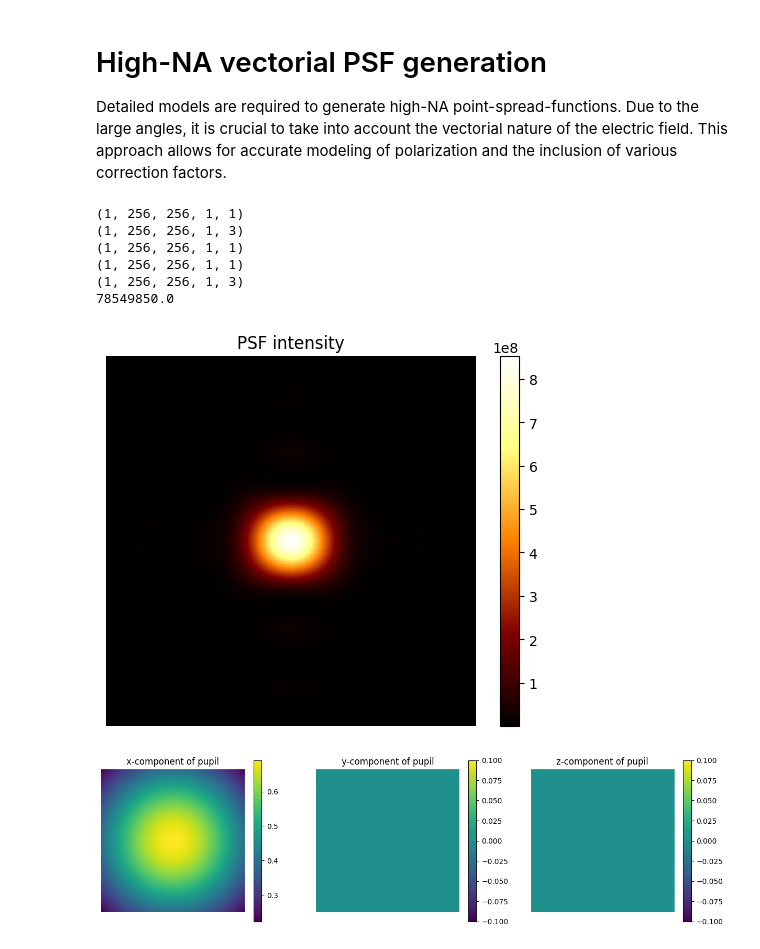
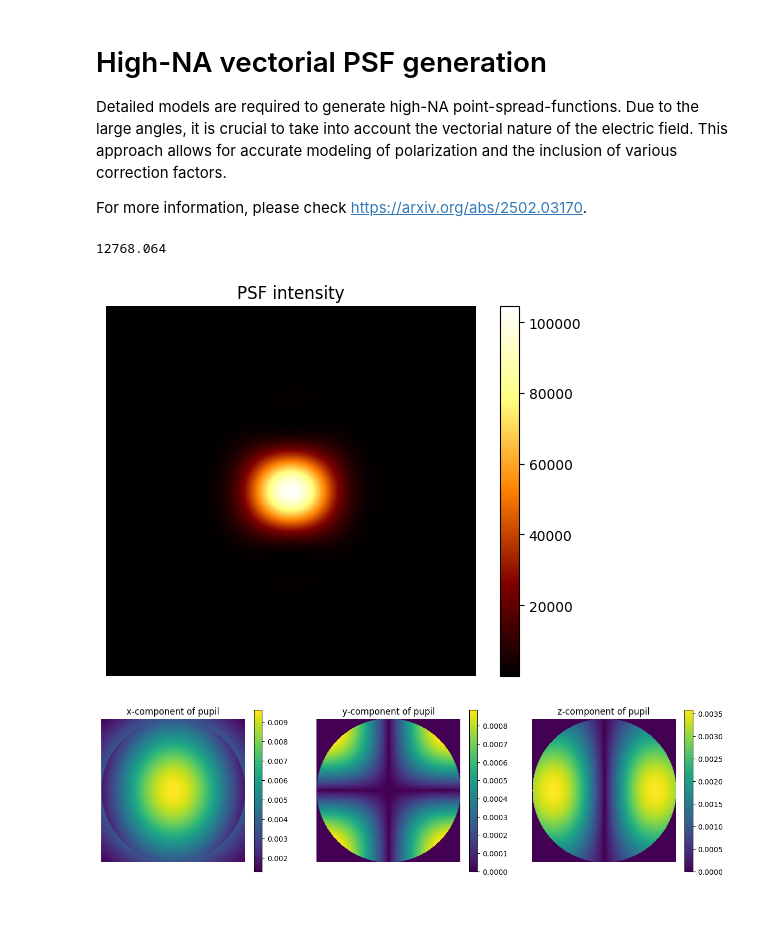
Before and after one commit to chromatix-team/chromatix, a Jupyter notebook: docs/examples/highNA_PSF.ipynb, the cells around one changed output. Drawn from its saved outputs; the diff is of its cells as text; code cells hidden in the pictures; blank space fills up the shorter version.

Commit message:
Implement field in physical units, refactor

```diff
--- a/docs/examples/highNA_PSF.ipynb
+++ b/docs/examples/highNA_PSF.ipynb
@@ -2,6 +2,8 @@
 # High-NA vectorial PSF generation
 
 Detailed models are required to generate high-NA point-spread-functions. Due to the large angles, it is crucial to take into account the vectorial nature of the electric field. This approach allows for accurate modeling of polarization and the inclusion of various correction factors.
+
+For more information, please check https://arxiv.org/abs/2502.03170.
 # %%
 from typing import Optional, Tuple
 
@@ -31,59 +32,62 @@ wavelength: float = 0.532
 wavelength_ratio: float = 1.0
 pad: int = 0
 taper_width: Optional[float] = 0
 
 field_pup = gaussian_source(
     pupil_shape,
     wavelength,
     wavelength_ratio,
     0,
     f,
     n,
     NA,
     power=1,
     amplitude=np.array([0.0, 0.0, 1.0]),
     offset=np.array([0.0, 0.0]),
     scalar=False,
     envelope_waist=1,
 )
-field_pup2 = apply_highNA_basis_change(field_pup, n, NA)
-field = high_na_lens(field_pup2, NA, camera_shape, camera_pixel_pitch, wavelength)
+field, spherical_u = high_na_lens(
+    field_pup,
+    f,
+    n,
+    NA,
+    camera_shape,
+    camera_pixel_pitch,
+    wavelength,
+    return_spherical_u=True,
+)
 
 psf_truth = (np.abs(field.u) ** 2).sum(axis=-1)
 
 print(psf_truth.squeeze()[100, 100])
 
 plt.figure()
 plt.imshow(psf_truth.squeeze(), cmap="afmhot")
 plt.colorbar()
 plt.title("PSF intensity")
 plt.axis("off")
 plt.show()
 # %% [output]
-(1, 256, 256, 1, 1)
-(1, 256, 256, 1, 3)
-(1, 256, 256, 1, 1)
-(1, 256, 256, 1, 1)
-(1, 256, 256, 1, 3)
-78549850.0
+12768.064
-[figure, old version]
+[figure, new version]
 # %%
 plt.figure(figsize=(15, 4))
 plt.subplot(1, 3, 1)
-plt.imshow(np.abs(field_pup.u).squeeze()[:, :, 2])
+plt.imshow(np.abs(spherical_u).squeeze()[:, :, 2])
 plt.colorbar()
 plt.axis("off")
 plt.title("x-component of pupil")
 plt.subplot(1, 3, 2)
-plt.imshow(np.abs(field_pup.u).squeeze()[:, :, 1])
+plt.imshow(np.abs(spherical_u).squeeze()[:, :, 1])
 plt.colorbar()
 plt.axis("off")
 plt.title("y-component of pupil")
 plt.subplot(1, 3, 3)
-plt.imshow(np.abs(field_pup.u).squeeze()[:, :, 0])
+plt.imshow(np.abs(spherical_u).squeeze()[:, :, 0])
 plt.colorbar()
 plt.axis("off")
 plt.title("z-component of pupil")
 plt.show()
 # %% [output]
-[figure, old version]
+[figure, new version]
```
Also changed, not shown: parts of 1 cell of this notebook, 4 other files.
